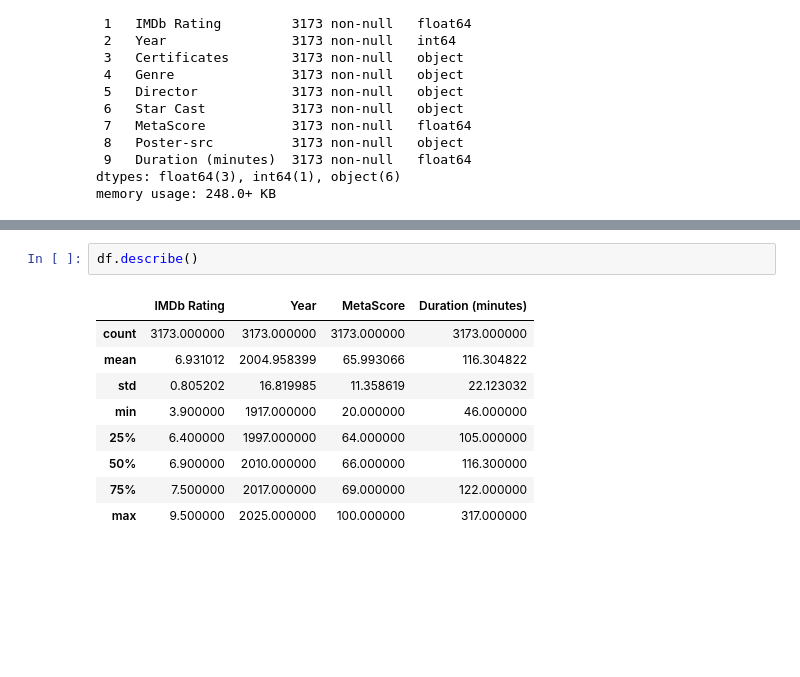
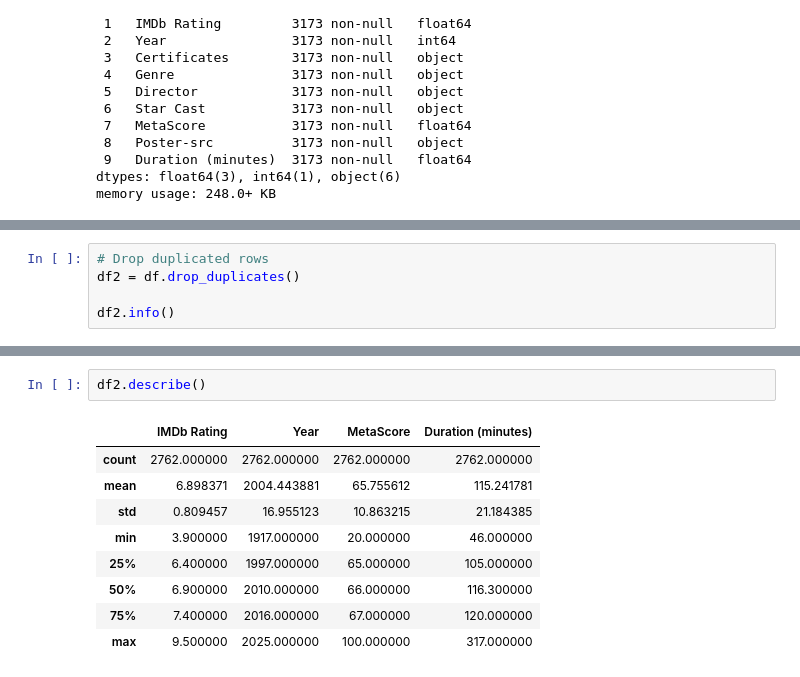
Before and after one commit to wayneflossien/102-final-project, a Jupyter notebook: 102-final_project.ipynb, the cells around one changed output, grey strips where cells are left out. Cells and saved outputs as stored; diff of their text form; blank space fills up the shorter version.

```diff
--- a/102-final_project.ipynb
+++ b/102-final_project.ipynb
@@ -52,0 +71,5 @@ df_sorted.head()
+# %%
+# Drop duplicated rows
+df2 = df.drop_duplicates()
+
+df2.info()
@@ -53,13 +94,13 @@ df_sorted.head()
 # %%
-df.describe()
+df2.describe()
 # %% [output]
 |  | IMDb Rating | Year | MetaScore | Duration (minutes) |
-| count | 3173.000000 | 3173.000000 | 3173.000000 | 3173.000000 |
-| mean | 6.931012 | 2004.958399 | 65.993066 | 116.304822 |
-| std | 0.805202 | 16.819985 | 11.358619 | 22.123032 |
+| count | 2762.000000 | 2762.000000 | 2762.000000 | 2762.000000 |
+| mean | 6.898371 | 2004.443881 | 65.755612 | 115.241781 |
+| std | 0.809457 | 16.955123 | 10.863215 | 21.184385 |
 | min | 3.900000 | 1917.000000 | 20.000000 | 46.000000 |
-| 25% | 6.400000 | 1997.000000 | 64.000000 | 105.000000 |
+| 25% | 6.400000 | 1997.000000 | 65.000000 | 105.000000 |
 | 50% | 6.900000 | 2010.000000 | 66.000000 | 116.300000 |
-| 75% | 7.500000 | 2017.000000 | 69.000000 | 122.000000 |
+| 75% | 7.400000 | 2016.000000 | 67.000000 | 120.000000 |
 | max | 9.500000 | 2025.000000 | 100.000000 | 317.000000 |
 # %%
```
Also changed, not shown: parts of 16 cells of this notebook.
